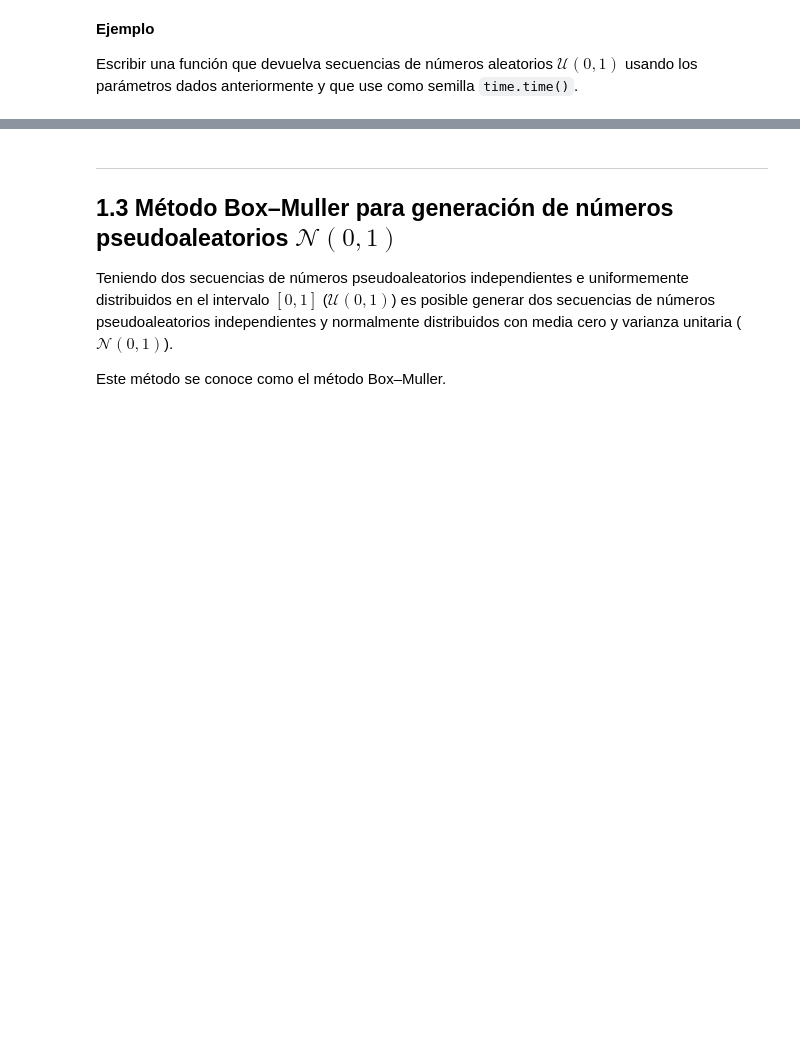
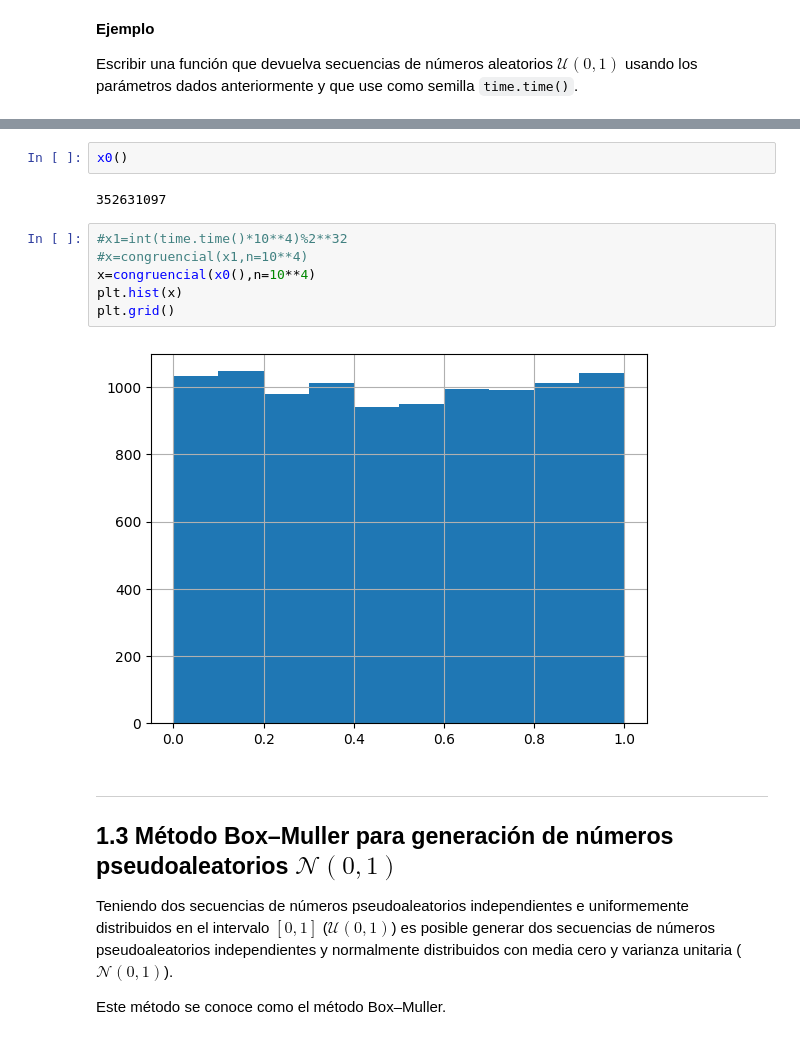
Before and after one commit to ArellanoMCarlos/SimMatO2025, a Jupyter notebook: Módulo 2 - Métodos heurísticos/1 - Números_Pseudoaleatorios.ipynb, the cells around one changed output, grey strips where cells are left out. Saved outputs shown, nothing was run; the diff lists cells and outputs as text; blank space fills up the shorter version.

```diff
--- a/Módulo 2 - Métodos heurísticos/1 - Números_Pseudoaleatorios.ipynb
+++ b/Módulo 2 - Métodos heurísticos/1 - Números_Pseudoaleatorios.ipynb
@@ -292,3 +302,15 @@ Escribir una función que devuelva secuencias de números aleatorios $\mathcal{U
+# %%
+x0()
+# %% [output]
+352631097
+# %%
+#x1=int(time.time()*10**4)%2**32
+#x=congruencial(x1,n=10**4)
+x=congruencial(x0(),n=10**4)
+plt.hist(x)
+plt.grid()
+# %% [output]
+[figure, added]
 # %% [markdown]
 ___
 ## 1.3 Método Box–Muller para generación de números pseudoaleatorios $\mathcal{N}(0,1)$
```
Also changed, not shown: parts of 32 cells of this notebook, 1 other file.
